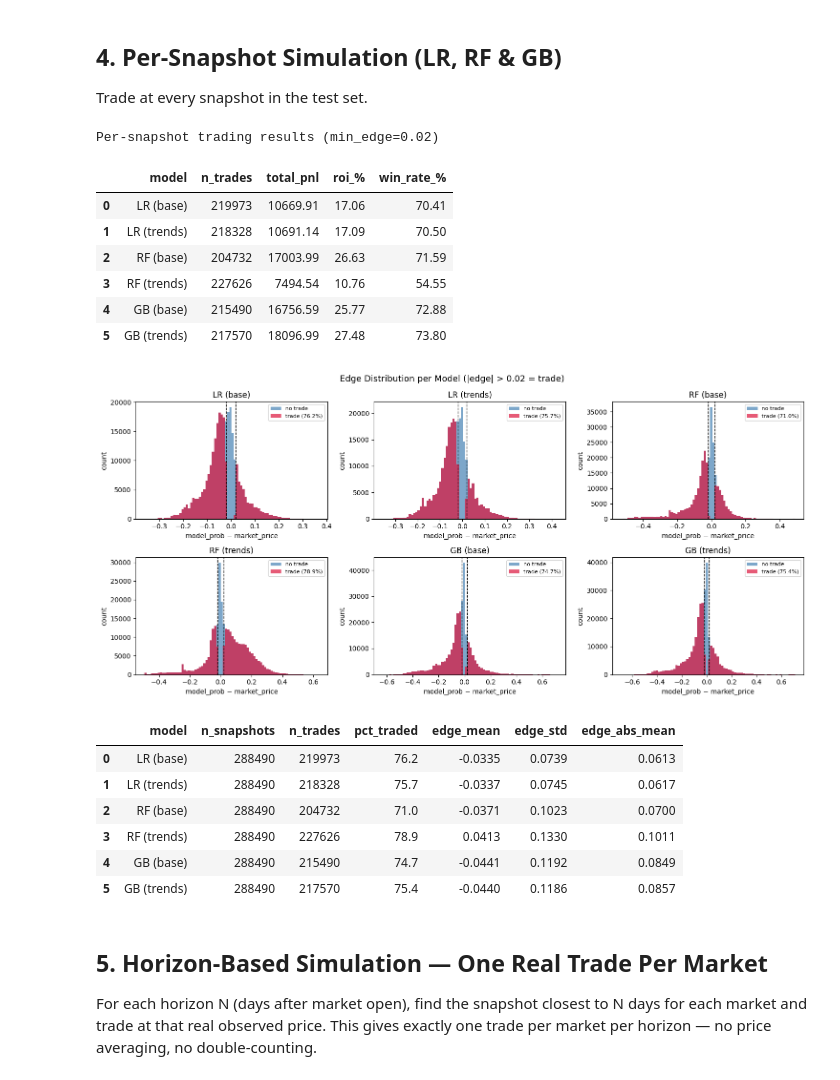
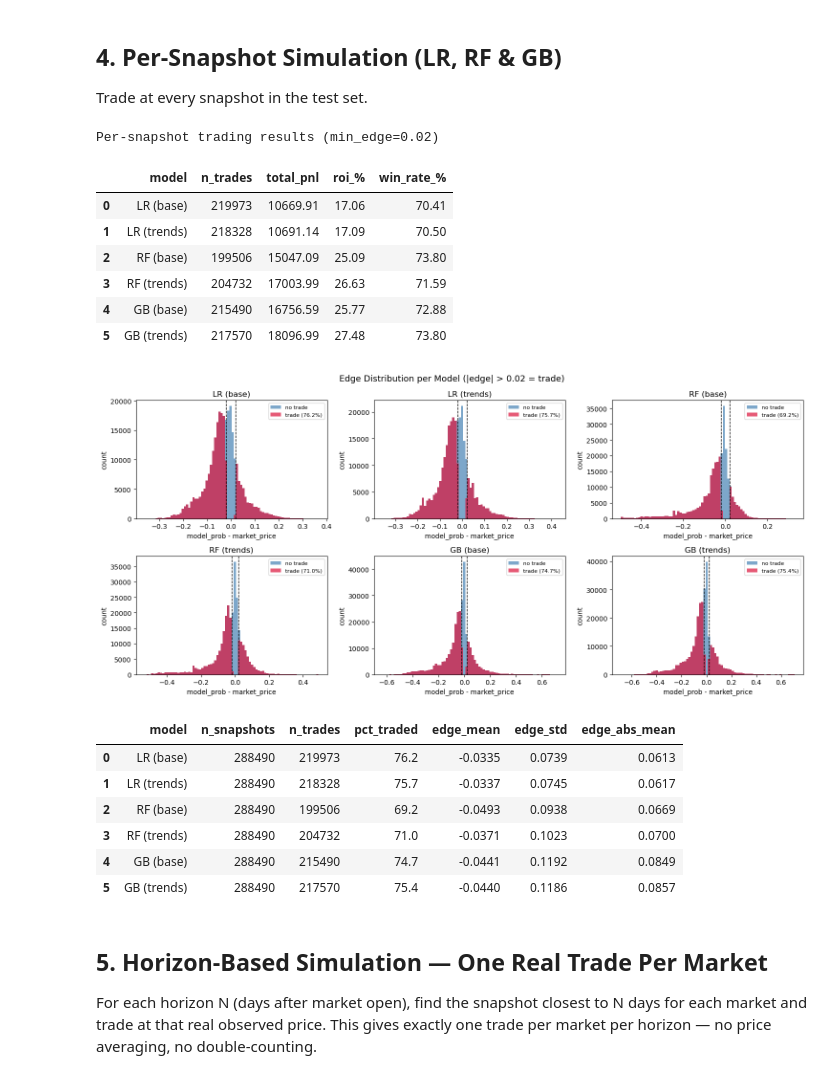
Before and after one commit to Hector-TB/predicting-prediction-markets, a Jupyter notebook: analysis/trading_simulation.ipynb, the cells around one changed output. Cells and saved outputs as stored; diff of their text form; code cells hidden in the pictures.

```diff
--- a/analysis/trading_simulation.ipynb
+++ b/analysis/trading_simulation.ipynb
@@ -83,15 +89,15 @@ GB columns: ['market_id', 'snapshot_timestamp', 'category', 'outcome', 'pred_pro
 All three models include `snapshot_timestamp` — join all on `(market_id, snapshot_timestamp)`.
 # %%
 key = ['market_id', 'snapshot_timestamp']
-# LR and GB CSVs already carry category + outcome — only merge price/lifecycle cols
-# RF has outcome but no category — add category from df
 price_cols = key + ['price_at_snapshot', 'days_before_close', 'duration_days']
 
-lr_merged = lr.merge(df[price_cols], on=key, how='left')
-rf_merged = rf.merge(df[price_cols + ['category']], on=key, how='left')
-gb_merged = gb.merge(df[price_cols], on=key, how='left')
+lr_merged      = lr.merge(df[price_cols], on=key, how='left')
+rf_base_merged = rf_base.merge(df[price_cols + ['category']], on=key, how='left')
+rf_merged      = rf.merge(df[price_cols + ['category']], on=key, how='left')
+gb_merged      = gb.merge(df[price_cols], on=key, how='left')
 
-print(f"LR merged rows: {len(lr_merged):,}  (NaN prices: {lr_merged['price_at_snapshot'].isna().sum():,})")
-print(f"RF merged rows: {len(rf_merged):,}  (NaN prices: {rf_merged['price_at_snapshot'].isna().sum():,})")
-print(f"GB merged rows: {len(gb_merged):,}  (NaN prices: {gb_merged['price_at_snapshot'].isna().sum():,})")
+print(f"LR merged rows:        {len(lr_merged):,}  (NaN prices: {lr_merged['price_at_snapshot'].isna().sum():,})")
+print(f"RF base merged rows:   {len(rf_base_merged):,}  (NaN prices: {rf_base_merged['price_at_snapshot'].isna().sum():,})")
+print(f"RF trends merged rows: {len(rf_merged):,}  (NaN prices: {rf_merged['price_at_snapshot'].isna().sum():,})")
+print(f"GB merged rows:        {len(gb_merged):,}  (NaN prices: {gb_merged['price_at_snapshot'].isna().sum():,})")
 # %% [output]
@@ -165,8 +172,10 @@ for col, label in [('pred_prob_base', 'LR (base)'), ('pred_prob_trends', 'LR (tr
     results.append(trading_summary(pnl, sub['price_at_snapshot'], label))
 
 # ----- Random Forest -----
-sub = rf_merged.dropna(subset=['price_at_snapshot'])
-for col, label in [('proba_trends_calibrated', 'RF (base)'), ('proba_trends', 'RF (trends)')]:
+for sub, col, label in [
+    (rf_base_merged.dropna(subset=['price_at_snapshot']), 'proba_full_calibrated',   'RF (base)'),
+    (rf_merged.dropna(subset=['price_at_snapshot']),      'proba_trends_calibrated', 'RF (trends)'),
+]:
     pnl = simulate_trades(sub[col].values, sub['price_at_snapshot'].values, sub['outcome'].values)
     pnl_series[label] = pnl
     results.append(trading_summary(pnl, sub['price_at_snapshot'], label))
@@ -186,8 +195,8 @@ Per-snapshot trading results (min_edge=0.02)
 |  | model | n_trades | total_pnl | roi_% | win_rate_% |
 | 0 | LR (base) | 219973 | 10669.91 | 17.06 | 70.41 |
 | 1 | LR (trends) | 218328 | 10691.14 | 17.09 | 70.50 |
-| 2 | RF (base) | 204732 | 17003.99 | 26.63 | 71.59 |
-| 3 | RF (trends) | 227626 | 7494.54 | 10.76 | 54.55 |
+| 2 | RF (base) | 199506 | 15047.09 | 25.09 | 73.80 |
+| 3 | RF (trends) | 204732 | 17003.99 | 26.63 | 71.59 |
 | 4 | GB (base) | 215490 | 16756.59 | 25.77 | 72.88 |
 | 5 | GB (trends) | 217570 | 18096.99 | 27.48 | 73.80 |
 # %%
@@ -197,50 +206,50 @@ fig, axes = plt.subplots(2, 3, figsize=(15, 7), sharey=False)
 axes = axes.flatten()
 
 model_series = [
-    (lr_merged.dropna(subset=['price_at_snapshot']), 'pred_prob_base',        'LR (base)'),
-    (lr_merged.dropna(subset=['price_at_snapshot']), 'pred_prob_trends',       'LR (trends)'),
-    (rf_merged.dropna(subset=['price_at_snapshot']), 'proba_trends_calibrated','RF (base)'),
-    (rf_merged.dropna(subset=['price_at_snapshot']), 'proba_trends',           'RF (trends)'),
-    (gb_merged.dropna(subset=['price_at_snapshot']), 'pred_prob_base',         'GB (base)'),
-    (gb_merged.dropna(subset=['price_at_snapshot']), 'pred_prob_trends',       'GB (trends)'),
+    (lr_merged.dropna(subset=['price_at_snapshot']),      'pred_prob_base',         'LR (base)'),
+    (lr_merged.dropna(subset=['price_at_snapshot']),      'pred_prob_trends',        'LR (trends)'),
+    (rf_base_merged.dropna(subset=['price_at_snapshot']), 'proba_full_calibrated',   'RF (base)'),
+    (rf_merged.dropna(subset=['price_at_snapshot']),      'proba_trends_calibrated', 'RF (trends)'),
+    (gb_merged.dropna(subset=['price_at_snapshot']),      'pred_prob_base',          'GB (base)'),
+    (gb_merged.dropna(subset=['price_at_snapshot']),      'pred_prob_trends',        'GB (trends)'),
 ]
 
 for ax, (sub, col, label) in zip(axes, model_series):
     edge = sub[col].values - sub['price_at_snapshot'].values
     traded_mask = np.abs(edge) > MIN_EDGE
     pct_traded = traded_mask.mean() * 100
 
     ax.hist(edge, bins=80, color='steelblue', alpha=0.7, label='no trade')
     ax.hist(edge[traded_mask], bins=80, color='crimson', alpha=0.7, label=f'trade ({pct_traded:.1f}%)')
     ax.axvline( MIN_EDGE, color='black', linewidth=1, linestyle='--')
     ax.axvline(-MIN_EDGE, color='black', linewidth=1, linestyle='--')
     ax.set_title(label)
-    ax.set_xlabel('model_prob − market_price')
+    ax.set_xlabel('model_prob - market_price')
     ax.set_ylabel('count')
     ax.legend(fontsize=8)
 
     edge_stats.append({
         'model':         label,
         'n_snapshots':   len(edge),
         'n_trades':      int(traded_mask.sum()),
         'pct_traded':    round(pct_traded, 1),
         'edge_mean':     round(edge.mean(), 4),
         'edge_std':      round(edge.std(), 4),
         'edge_abs_mean': round(np.abs(edge).mean(), 4),
     })
 
 plt.suptitle(f'Edge Distribution per Model (|edge| > {MIN_EDGE} = trade)', fontsize=13)
 plt.tight_layout()
 plt.show()
 
 pd.DataFrame(edge_stats)
 # %% [output]
-[figure, old version]
+[figure, new version]
 |  | model | n_snapshots | n_trades | pct_traded | edge_mean | edge_std | edge_abs_mean |
 | 0 | LR (base) | 288490 | 219973 | 76.2 | -0.0335 | 0.0739 | 0.0613 |
 | 1 | LR (trends) | 288490 | 218328 | 75.7 | -0.0337 | 0.0745 | 0.0617 |
-| 2 | RF (base) | 288490 | 204732 | 71.0 | -0.0371 | 0.1023 | 0.0700 |
-| 3 | RF (trends) | 288490 | 227626 | 78.9 | 0.0413 | 0.1330 | 0.1011 |
+| 2 | RF (base) | 288490 | 199506 | 69.2 | -0.0493 | 0.0938 | 0.0669 |
+| 3 | RF (trends) | 288490 | 204732 | 71.0 | -0.0371 | 0.1023 | 0.0700 |
 | 4 | GB (base) | 288490 | 215490 | 74.7 | -0.0441 | 0.1192 | 0.0849 |
 | 5 | GB (trends) | 288490 | 217570 | 75.4 | -0.0440 | 0.1186 | 0.0857 |
 # %% [markdown]
```
Also changed, not shown: parts of 7 cells of this notebook, 4 other files.
